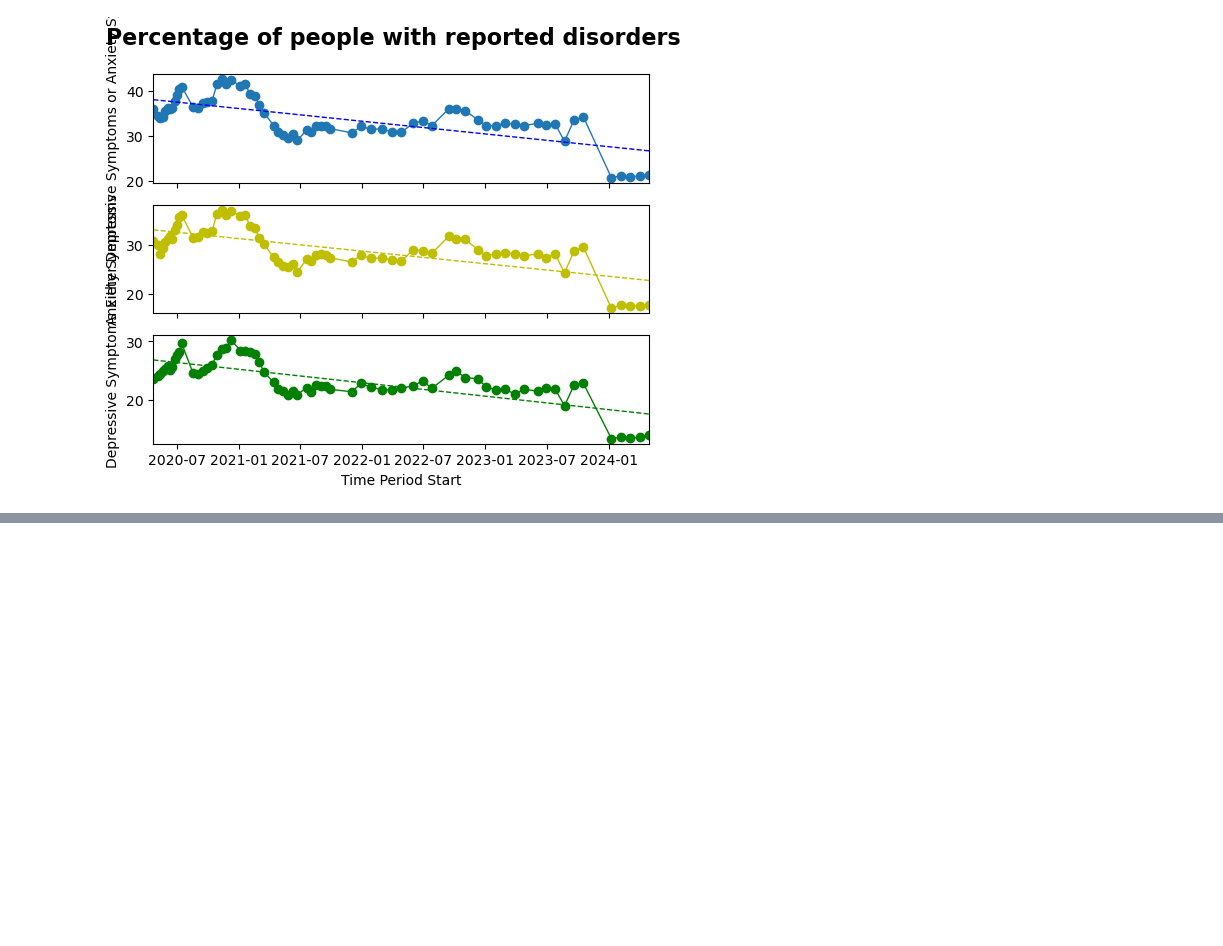
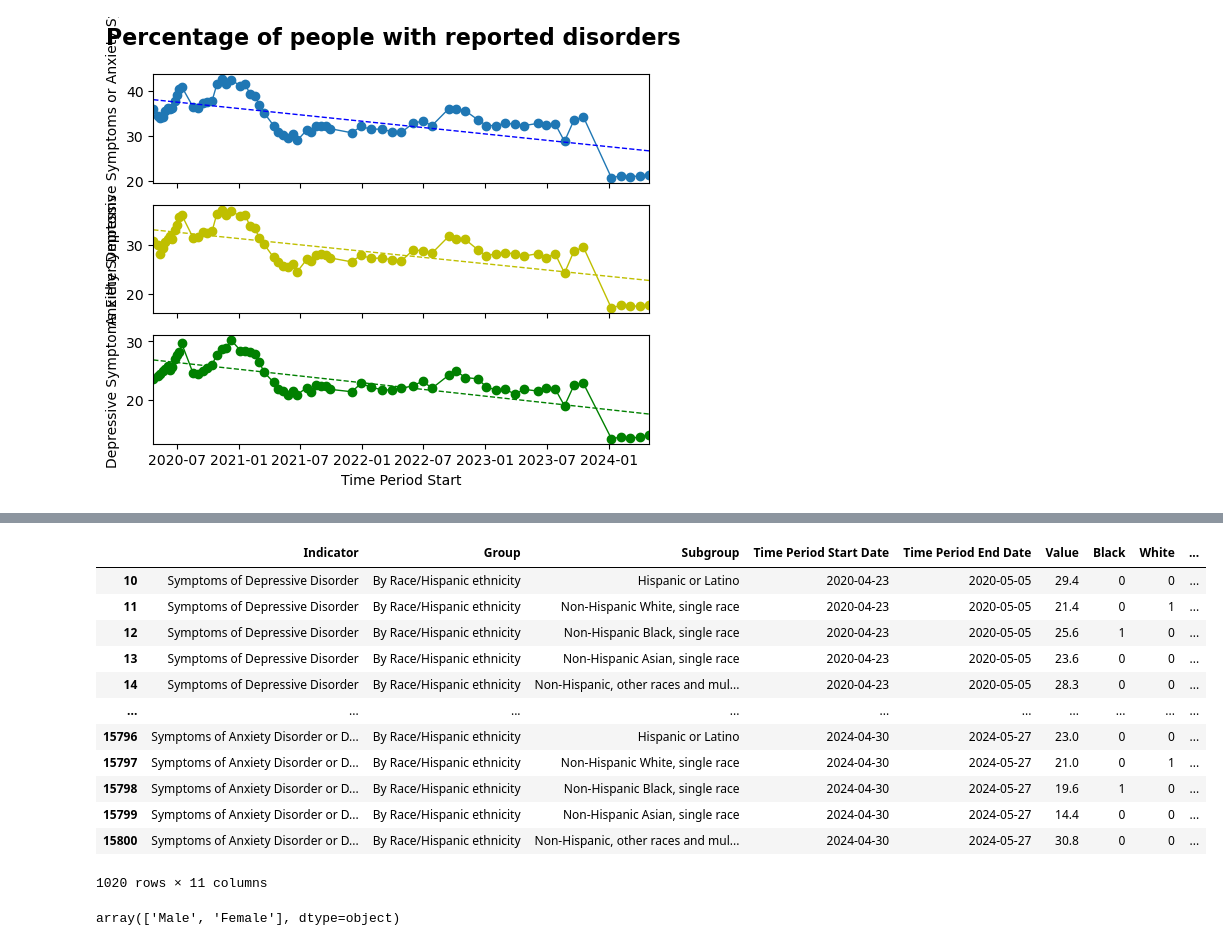
Before and after one commit to baraban7890/Unmasking-Anxiety, a Jupyter notebook: Project1.ipynb, the cells around one changed output, grey strips where cells are left out. Saved outputs shown, nothing was run; the diff lists cells and outputs as text; code cells hidden in the pictures; blank space fills up the shorter version.

```diff
--- a/Project1.ipynb
+++ b/Project1.ipynb
@@ -175,3 +210,9 @@ ax3.set_ylabel("Depressive Symptoms")
 plt.show()
 # %% [output]
 [figure]
+# %%
+## Create a DataFrame with one hot encoded columns for race
+## This encodes the column determining whether or not they were 'Black'
+## Filters it down to rows that are grouped by race
+df_race = df
+df_race = df_race.loc[df_race['Group'] == 'By Race/Hispanic ethnicity']
@@ -177,0 +256,23 @@ plt.show()
+# %%
+df_race = df_race[['Indicator','Group','Subgroup','Time Period Start Date','Time Period End Date','Value','Black','White','Asian','Hispanic','Other']]
+df_race
+# %% [output]
+|  | Indicator | Group | Subgroup | Time Period Start Date | Time Period End Date | Value | Black | White | ... |
+| 10 | Symptoms of Depressive Disorder | By Race/Hispanic ethnicity | Hispanic or Latino | 2020-04-23 | 2020-05-05 | 29.4 | 0 | 0 | ... |
+| 11 | Symptoms of Depressive Disorder | By Race/Hispanic ethnicity | Non-Hispanic White, single race | 2020-04-23 | 2020-05-05 | 21.4 | 0 | 1 | ... |
+| 12 | Symptoms of Depressive Disorder | By Race/Hispanic ethnicity | Non-Hispanic Black, single race | 2020-04-23 | 2020-05-05 | 25.6 | 1 | 0 | ... |
+| 13 | Symptoms of Depressive Disorder | By Race/Hispanic ethnicity | Non-Hispanic Asian, single race | 2020-04-23 | 2020-05-05 | 23.6 | 0 | 0 | ... |
+| 14 | Symptoms of Depressive Disorder | By Race/Hispanic ethnicity | Non-Hispanic, other races and mul... | 2020-04-23 | 2020-05-05 | 28.3 | 0 | 0 | ... |
+| ... | ... | ... | ... | ... | ... | ... | ... | ... | ... |
+| 15796 | Symptoms of Anxiety Disorder or D... | By Race/Hispanic ethnicity | Hispanic or Latino | 2024-04-30 | 2024-05-27 | 23.0 | 0 | 0 | ... |
+| 15797 | Symptoms of Anxiety Disorder or D... | By Race/Hispanic ethnicity | Non-Hispanic White, single race | 2024-04-30 | 2024-05-27 | 21.0 | 0 | 1 | ... |
+| 15798 | Symptoms of Anxiety Disorder or D... | By Race/Hispanic ethnicity | Non-Hispanic Black, single race | 2024-04-30 | 2024-05-27 | 19.6 | 1 | 0 | ... |
+| 15799 | Symptoms of Anxiety Disorder or D... | By Race/Hispanic ethnicity | Non-Hispanic Asian, single race | 2024-04-30 | 2024-05-27 | 14.4 | 0 | 0 | ... |
+| 15800 | Symptoms of Anxiety Disorder or D... | By Race/Hispanic ethnicity | Non-Hispanic, other races and mul... | 2024-04-30 | 2024-05-27 | 30.8 | 0 | 0 | ... |
+1020 rows × 11 columns
+# %%
+df_sex = df
+df_sex = df_sex.loc[df_sex['Group'] == 'By Sex']
+df_sex['Subgroup'].unique()
+# %% [output]
+array(['Male', 'Female'], dtype=object)
```
Also changed, not shown: parts of 9 cells of this notebook, 1 other file.
